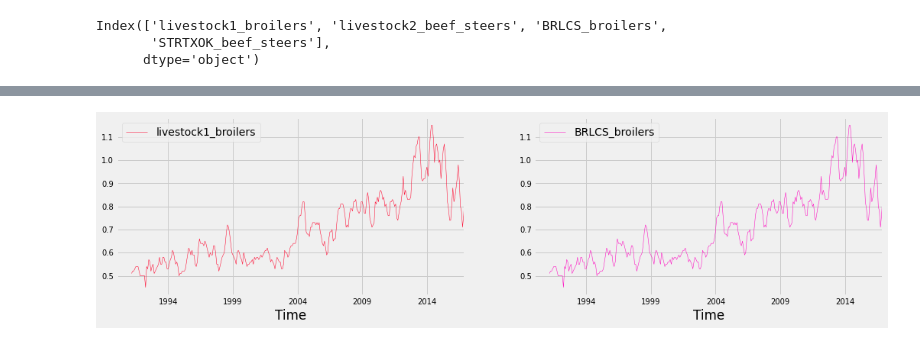
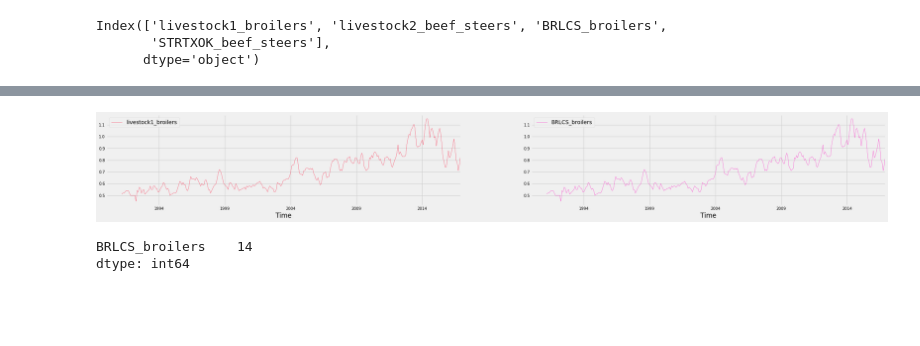
Before and after one commit to ankitaggarwal64/Time-Series-Sales-Forecasting-for-Agricultural-Equipments, a Jupyter notebook: Data_Understanding(EDA).ipynb, the cells around one changed output, grey strips where cells are left out. Cells and saved outputs as stored; diff of their text form; code cells hidden in the pictures; blank space fills up the shorter version.

```diff
--- a/Data_Understanding(EDA).ipynb
+++ b/Data_Understanding(EDA).ipynb
@@ -202,0 +217,10 @@ Index(['livestock1_broilers', 'livestock2_beef_steers', 'BRLCS_broilers',
+# %%
+# Marking Rows with Missing values with _isNA column labels
+IsNA_col_labels= []
+for column in list(miss_val_columns):
+  clean_combined_sales_ind[[column+"_isNA"]]= clean_combined_sales_ind[[column]].isnull()*1
+  x=column+"_isNA"
+  IsNA_col_labels.append(x)
+
+display(clean_combined_sales_ind)
+print(IsNA_col_labels)
@@ -203,9 +243,7 @@ Index(['livestock1_broilers', 'livestock2_beef_steers', 'BRLCS_broilers',
 # %%
 # Ploting livestock1_broilers and BRLCS_broilers
 plt.style.use("fivethirtyeight")
-ax = clean_combined_sales_ind[["livestock1_broilers","BRLCS_broilers"]].plot(subplots=True,linewidth=0.5,layout =(1,2),sharex=False,sharey=False,colormap = "gist_rainbow", figsize=(16,4),fontsize=10)
+ax = clean_combined_sales_ind[["livestock1_broilers","BRLCS_broilers"]].plot(subplots=True,linewidth=0.5,layout =(1,2),sharex=False,sharey=False,colormap = "gist_rainbow", figsize=(32,4),fontsize=10)
 plt.show()
-
-#Observation : livestock1_broilers and BRLCS_broilers are duplicates, therefore one of these variables can be dropped. We will remove livestock1_broilers from our data
 # %% [output]
-[figure, old version]
+[figure, new version]
@@ -211,0 +257,6 @@ plt.show()
+# %%
+# Number of Missing Values
+clean_combined_sales_ind[["BRLCS_broilers"]].isnull().sum()
+# %% [output]
+BRLCS_broilers    14
+dtype: int64
```
Also changed, not shown: parts of 39 cells of this notebook.
